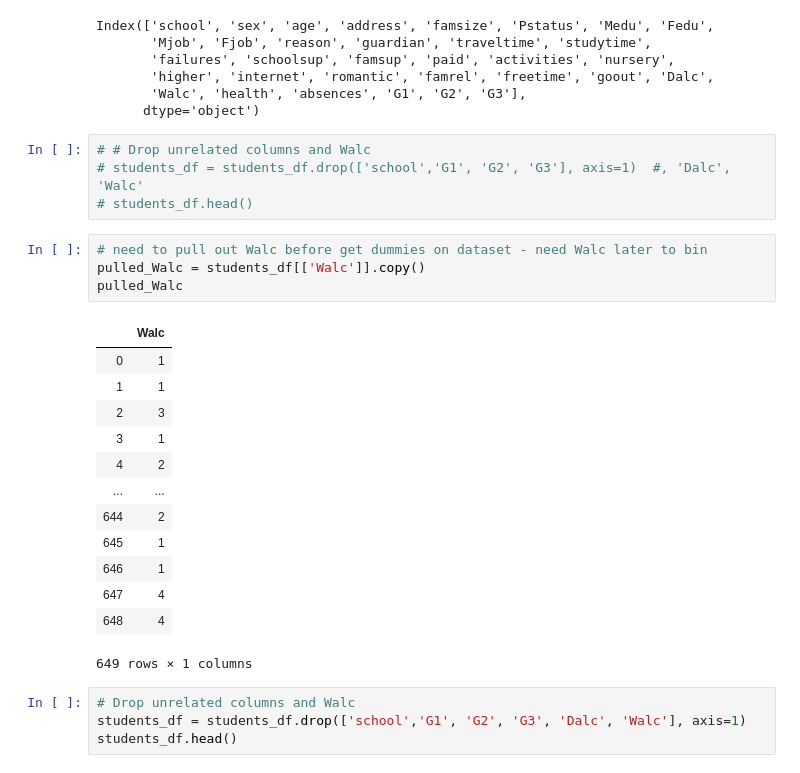
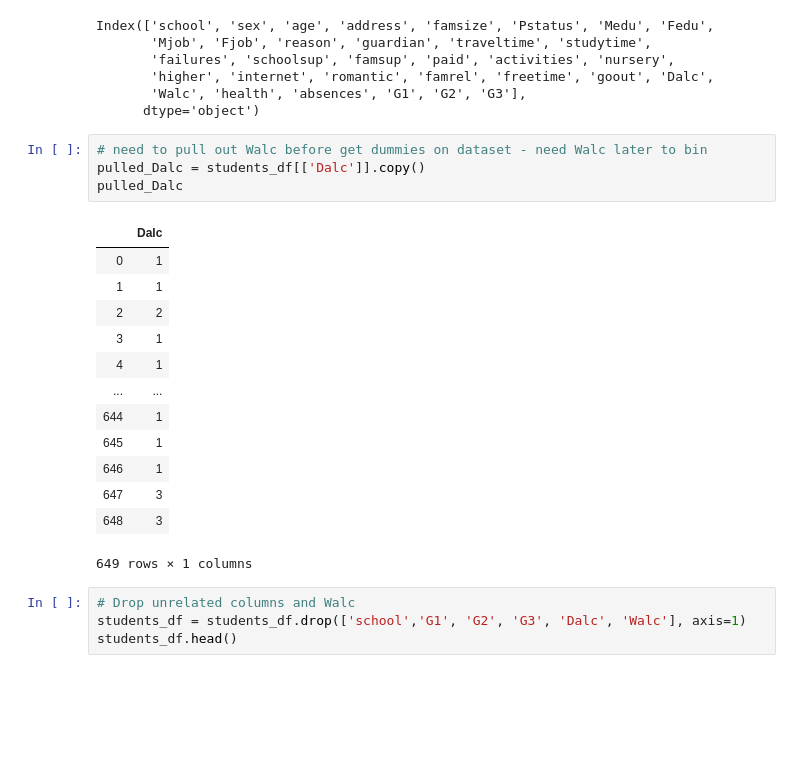
Before and after one commit to SamKraus/project3, a Jupyter notebook: FinalProjectML_grid_search_Dalc.ipynb, the cells around one changed output. Drawn from its saved outputs; the diff is of its cells as text; blank space fills up the shorter version.

```diff
--- a/FinalProjectML_KNN.ipynb
+++ b/FinalProjectML_grid_search_Dalc.ipynb
@@ -41,27 +39,23 @@ Index(['school', 'sex', 'age', 'address', 'famsize', 'Pstatus', 'Medu', 'Fedu',
        'higher', 'internet', 'romantic', 'famrel', 'freetime', 'goout', 'Dalc',
        'Walc', 'health', 'absences', 'G1', 'G2', 'G3'],
       dtype='object')
-# %%
-# # Drop unrelated columns and Walc
-# students_df = students_df.drop(['school','G1', 'G2', 'G3'], axis=1)  #, 'Dalc', 'Walc'
-# students_df.head()
 # %%
 # need to pull out Walc before get dummies on dataset - need Walc later to bin
-pulled_Walc = students_df[['Walc']].copy()
-pulled_Walc
+pulled_Dalc = students_df[['Dalc']].copy()
+pulled_Dalc
 # %% [output]
-|  | Walc |
+|  | Dalc |
 | 0 | 1 |
 | 1 | 1 |
-| 2 | 3 |
+| 2 | 2 |
 | 3 | 1 |
-| 4 | 2 |
+| 4 | 1 |
 | ... | ... |
-| 644 | 2 |
+| 644 | 1 |
 | 645 | 1 |
 | 646 | 1 |
-| 647 | 4 |
-| 648 | 4 |
+| 647 | 3 |
+| 648 | 3 |
 649 rows × 1 columns
 # %%
 # Drop unrelated columns and Walc
```
Also changed, not shown: parts of 20 cells of this notebook, 5 other files.
